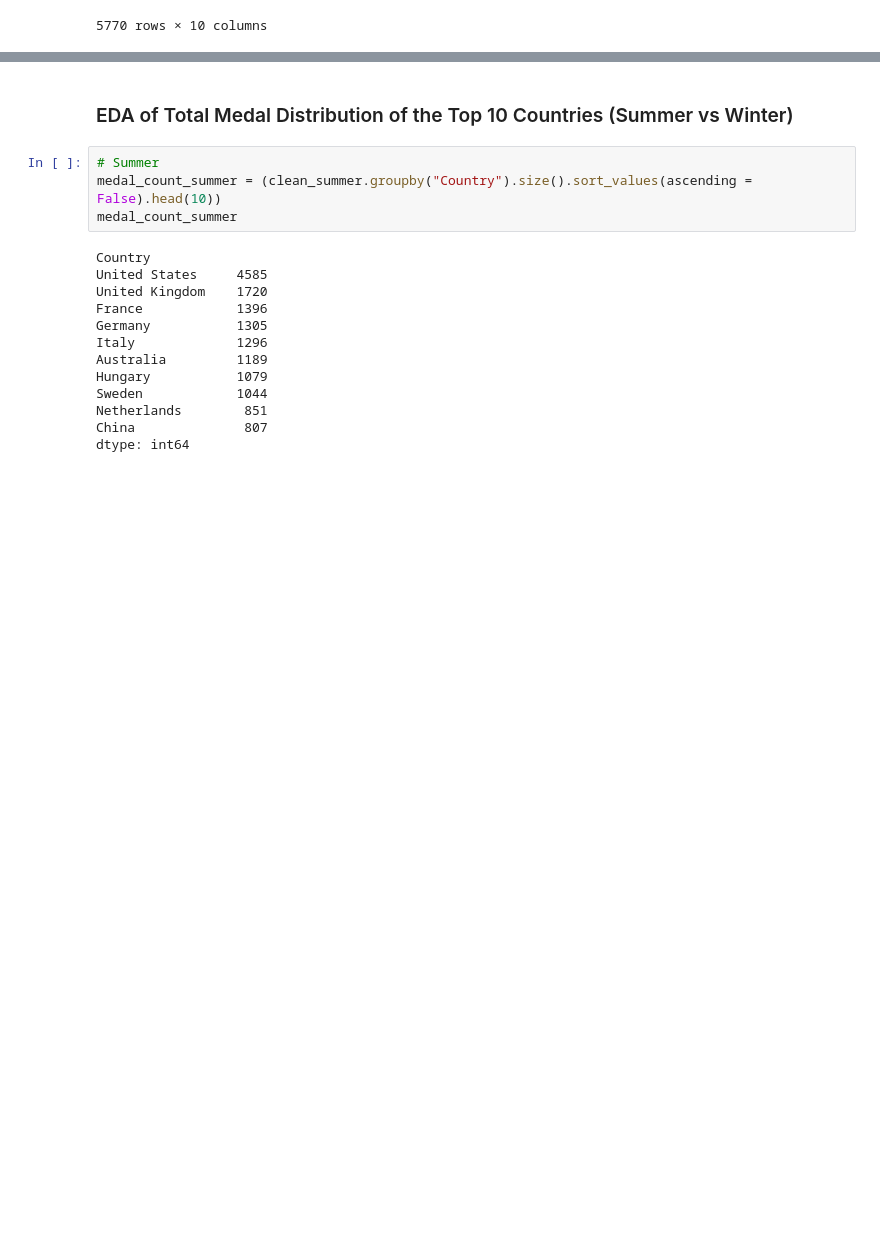
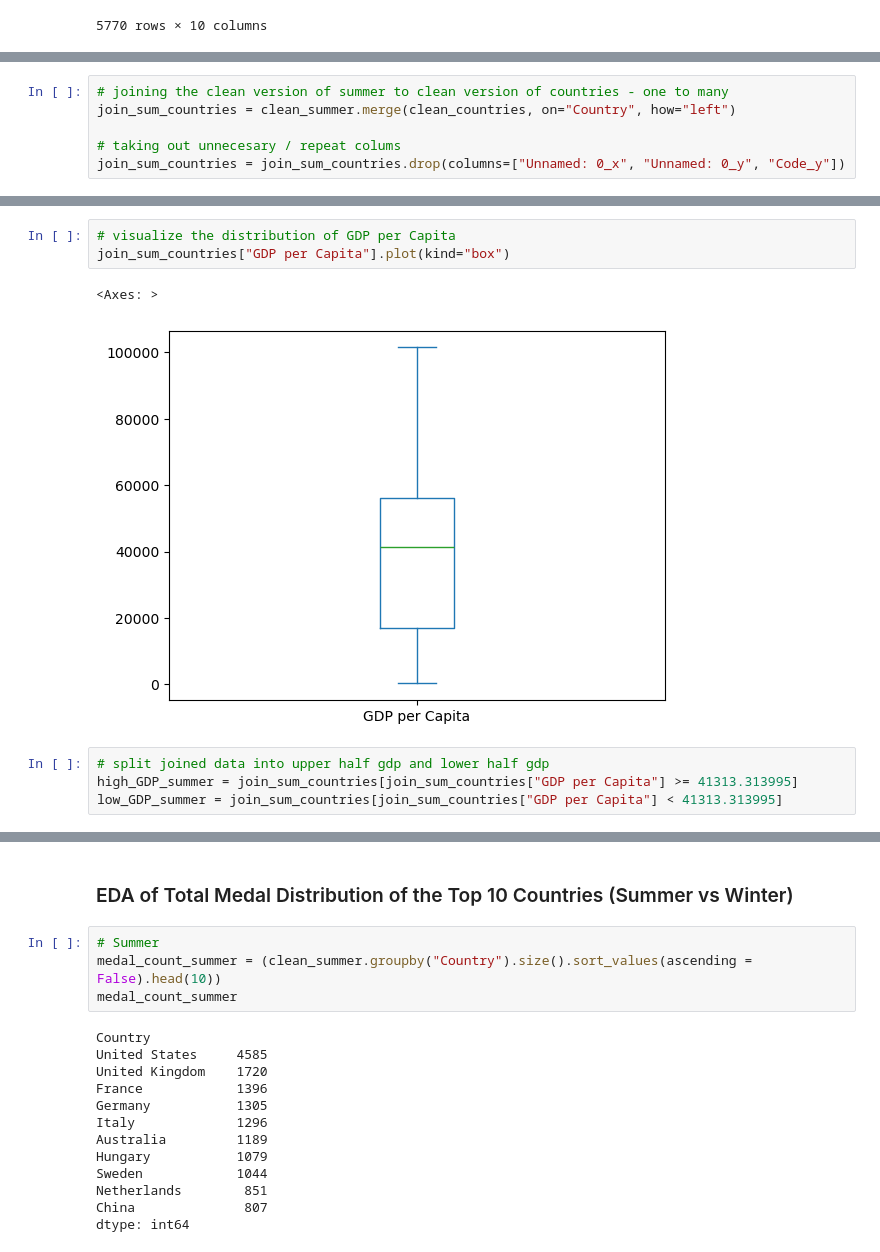
Before and after one commit to aliciag00/STAT206-Final, a Jupyter notebook: STAT 206 Final Project Report (Group 2).ipynb, the cells around one changed output, grey strips where cells are left out. Cells and saved outputs as stored; diff of their text form; blank space fills up the shorter version.

```diff
--- a/STAT 206 Final Project Report (Group 2).ipynb
+++ b/STAT 206 Final Project Report (Group 2).ipynb
@@ -165,0 +156,6 @@ work and contains the narrative in your analysis.
+# %%
+# joining the clean version of summer to clean version of countries - one to many
+join_sum_countries = clean_summer.merge(clean_countries, on="Country", how="left")
+
+# taking out unnecesary / repeat colums
+join_sum_countries = join_sum_countries.drop(columns=["Unnamed: 0_x", "Unnamed: 0_y", "Code_y"])
@@ -165,0 +174,10 @@ work and contains the narrative in your analysis.
+# %%
+# visualize the distribution of GDP per Capita
+join_sum_countries["GDP per Capita"].plot(kind="box")
+# %% [output]
+<Axes: >
+[figure, added]
+# %%
+# split joined data into upper half gdp and lower half gdp
+high_GDP_summer = join_sum_countries[join_sum_countries["GDP per Capita"] >= 41313.313995]
+low_GDP_summer = join_sum_countries[join_sum_countries["GDP per Capita"] < 41313.313995]
```
Also changed, not shown: parts of 16 cells of this notebook.
